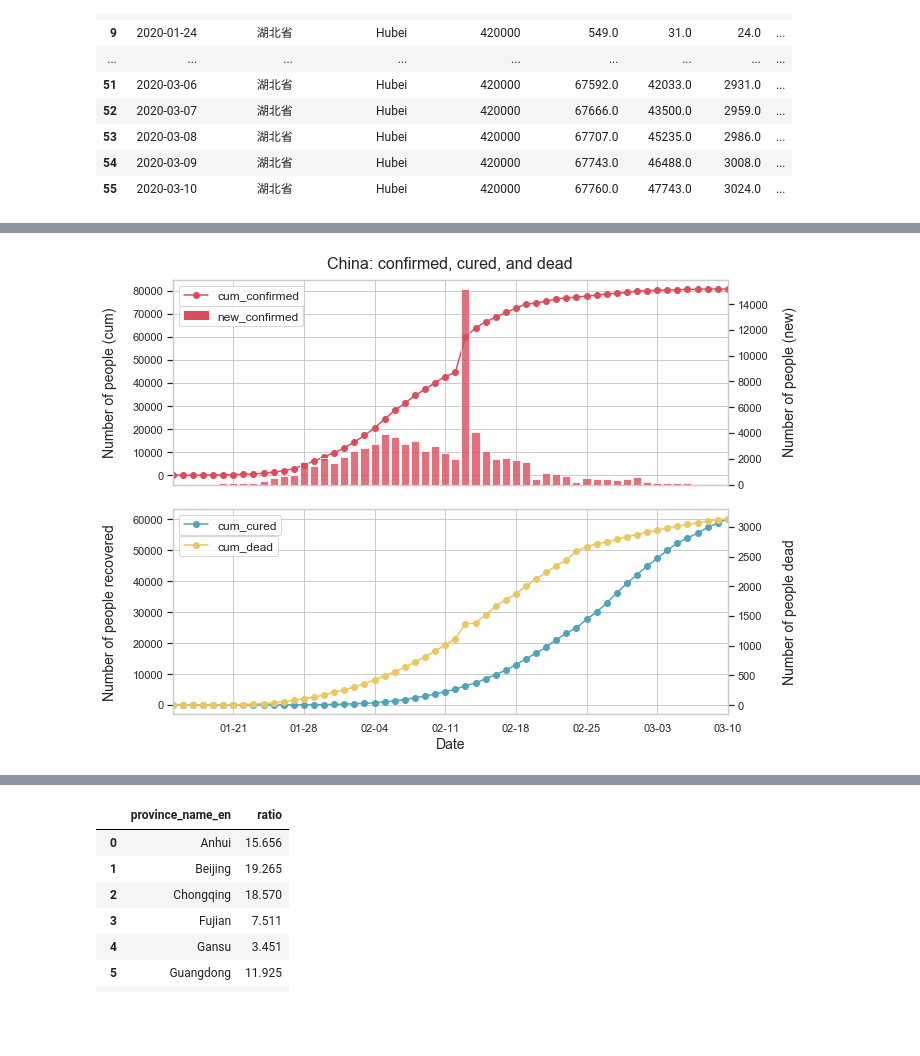
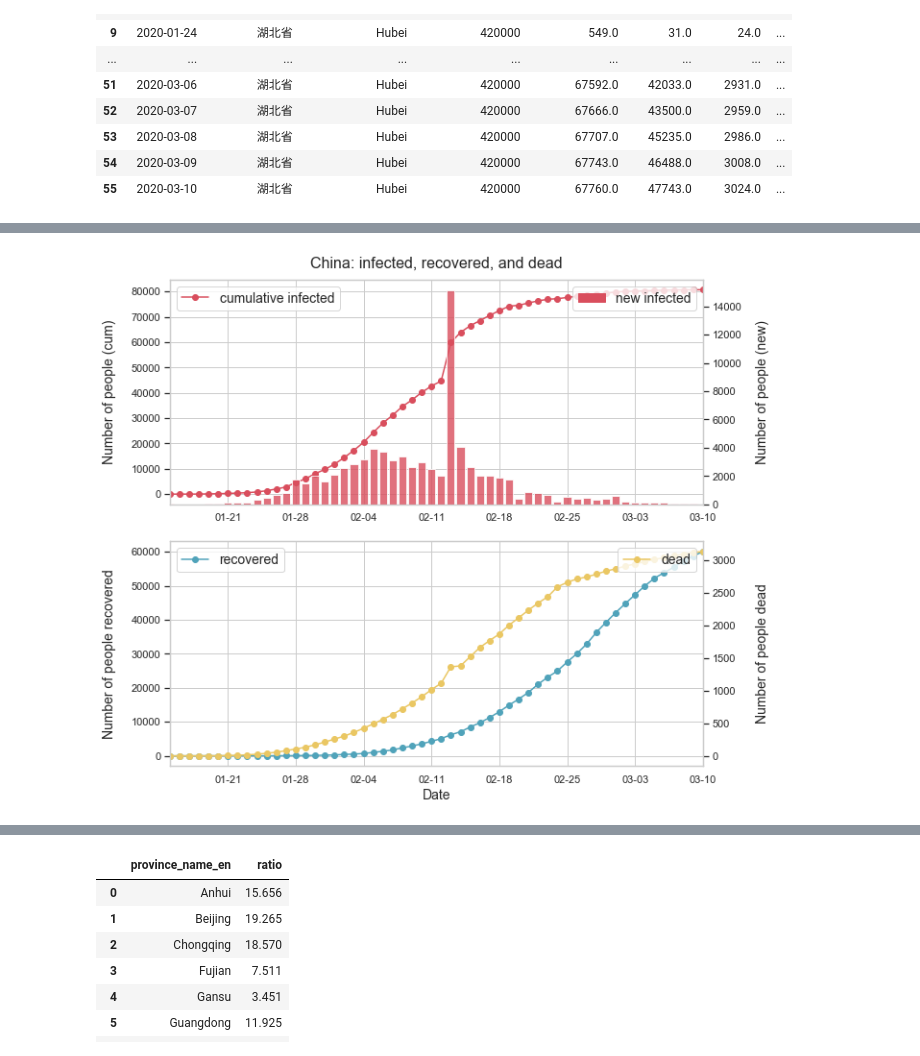
Before and after one commit to fudab/China-COVID-19-mobility, a Jupyter notebook: scripts/utils_disease.ipynb, the cells around one changed output, grey strips where cells are left out. Cells and saved outputs as stored; diff of their text form; code cells hidden in the pictures; blank space fills up the shorter version.

```diff
--- a/scripts/utils_disease.ipynb
+++ b/scripts/utils_disease.ipynb
@@ -78,37 +70,37 @@ def figure_conf(df, figsize = (8,5), fs = 15, logy = False, title = None, rank =
     return fig
 
 # plot the confirmed, the dead, and the cured cases
-def figure_conf_dead_cured(df, figsize=(10,8), fs=18, logy=False, title=None):
+def figure_conf_dead_cured(df, fsize=(10,8), fs=18, title=None):
 
     sns.set_style("whitegrid")
     palette = ["#50a3ba", "#eac763", "#d94e5d"] # from pyecharts
     #palette = [ '#79a7ac', '#bd925a', '#d98994'] # earth and tealrose
 
-    fig = plt.figure()
+    fig = plt.figure(figsize=fsize)
     plot_df = df.groupby('update_date').agg('sum')
+    plot_df.reset_index(level=0, inplace=True)
 
     ax1 = fig.add_subplot(211)
-    plot_df.plot(y = ['cum_confirmed'], style = '-', marker = 'o', ax = ax1,
-                 figsize = figsize, logy = logy, color = palette[2]) # grid = False,
+    ax1.plot(plot_df['update_date'], plot_df['cum_confirmed'], marker = 'o', color = palette[2],
+             label = 'cumulative infected') # grid = False,
+    ax1.set_xticks([]) # hide the axes ticks
     ax1.set_ylabel("Number of people (cum)", fontsize = fs - 2)
-    ax1.set_xticks([]) # hide the axes ticks
-    plt.legend(loc = 'upper left', fancybox = True, fontsize = fs - 4)
+    ax1.legend(loc = 'upper left', fancybox = True, fontsize = fs - 2)
     ax11 = ax1.twinx()
-    ax11.bar(x = plot_df.index, height = plot_df['new_confirmed'], color = palette[2], alpha = 0.8)
+    ax11.bar(x = plot_df['update_date'], height = plot_df['new_confirmed'], color = palette[2], alpha = 0.8)
 
     ax11.set_ylabel('Number of people (new)', fontsize = fs - 2)
     ax11.grid(False) # hide grid lines
-
-    daily_patch = mpatches.Patch(color = palette[2], label='new_confirmed')
-    plt.legend(handles = [daily_patch], loc='upper left', bbox_to_anchor=(0, 0.9), fancybox = True, fontsize = fs - 4)
+    daily_patch = mpatches.Patch(color = palette[2], label='new infected')
+    ax11.legend(handles = [daily_patch], loc='upper right', fancybox = True, fontsize = fs - 2)
 
     ax2 = fig.add_subplot(212)
-    plot_df.plot(y = 'cum_cured', style = '-', marker = 'o', ax = ax2,
-                 figsize = figsize, sharex = False, logy = logy, color = palette[0])
-    plt.legend(loc = 'upper left', fancybox = True, fontsize = fs - 4)
+    ax2.plot(plot_df['update_date'], plot_df['cum_cured'], marker = 'o',
+             color = palette[0], label = 'recovered') # cured
+    plt.legend(loc = 'upper left', fancybox = True, fontsize = fs - 2)
     ax22 = ax2.twinx()
-    plot_df.plot(y = 'cum_dead', style = '-', marker = 'o', ax = ax22,
-                 figsize = figsize, sharex = False, logy = logy, color = palette[1])
+    ax22.plot(plot_df['update_date'], plot_df['cum_dead'], marker = 'o',
+              color = palette[1], label = 'dead')
     ax22.set_ylabel('Number of people dead', fontsize = fs - 2)
     ax22.grid(False) # hide grid lines
 
@@ -123,7 +115,7 @@ def figure_conf_dead_cured(df, figsize=(10,8), fs=18, logy=False, title=None):
     ax2.xaxis.set_major_locator(mdates.WeekdayLocator())
     ax2.xaxis.set_major_formatter(mdates.DateFormatter('%m-%d'))
 
-    plt.legend(loc = 'upper left', bbox_to_anchor=(0, 0.9), fancybox = True, fontsize = fs - 4)
+    plt.legend(loc = 'upper right', fancybox = True, fontsize = fs - 2)
     # align labels
     ax1.get_yaxis().set_label_coords(-0.1,0.5)
     ax2.get_yaxis().set_label_coords(-0.1,0.5)
@@ -131,8 +123,8 @@ def figure_conf_dead_cured(df, figsize=(10,8), fs=18, logy=False, title=None):
     ax22.get_yaxis().set_label_coords(1.1,0.5)
 
     if title is not None:
-        fig.suptitle(title, fontsize = fs, y=1.01)
-    fig.savefig(_Figure_PATH_ + 'China_' + 'conf_cured_dead.png', dpi = 400, bbox_inches='tight')
+        fig.suptitle(title, fontsize = fs, y = 1.01)
+    fig.savefig(_Figure_PATH_ + 'figures_china/' + 'China_' + 'summary.png', dpi = 400, bbox_inches='tight')
     return fig
 # %%
 # plot the confirmed cases for every province
@@ -253,5 +243,6 @@ figure_conf_all(df = data_province_domestic, names_province = names_province,
 # %%
-fig = figure_conf_dead_cured(data_province_domestic, figsize = (10, 7), fs = 16, logy = False, title = 'China: confirmed, cured, and dead')
+fig = figure_conf_dead_cured(data_province_domestic, fsize = (10, 8), fs = 16,
+                             title = 'China: infected, recovered, and dead') # confirmed, cured, and dead
 # %% [output]
-[figure, old version]
+[figure, new version]
 # %%
```
Also changed, not shown: parts of 12 cells of this notebook.
